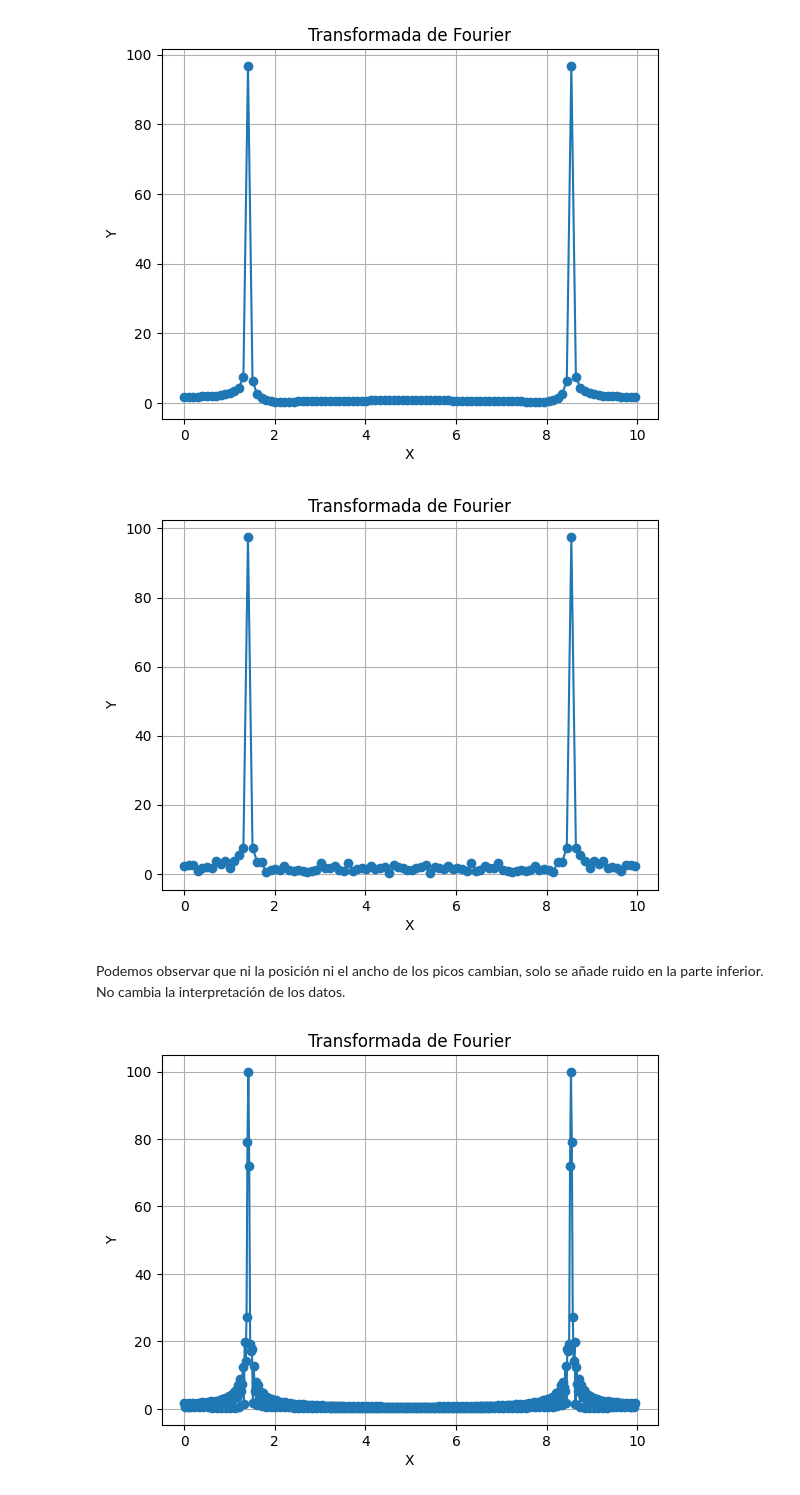
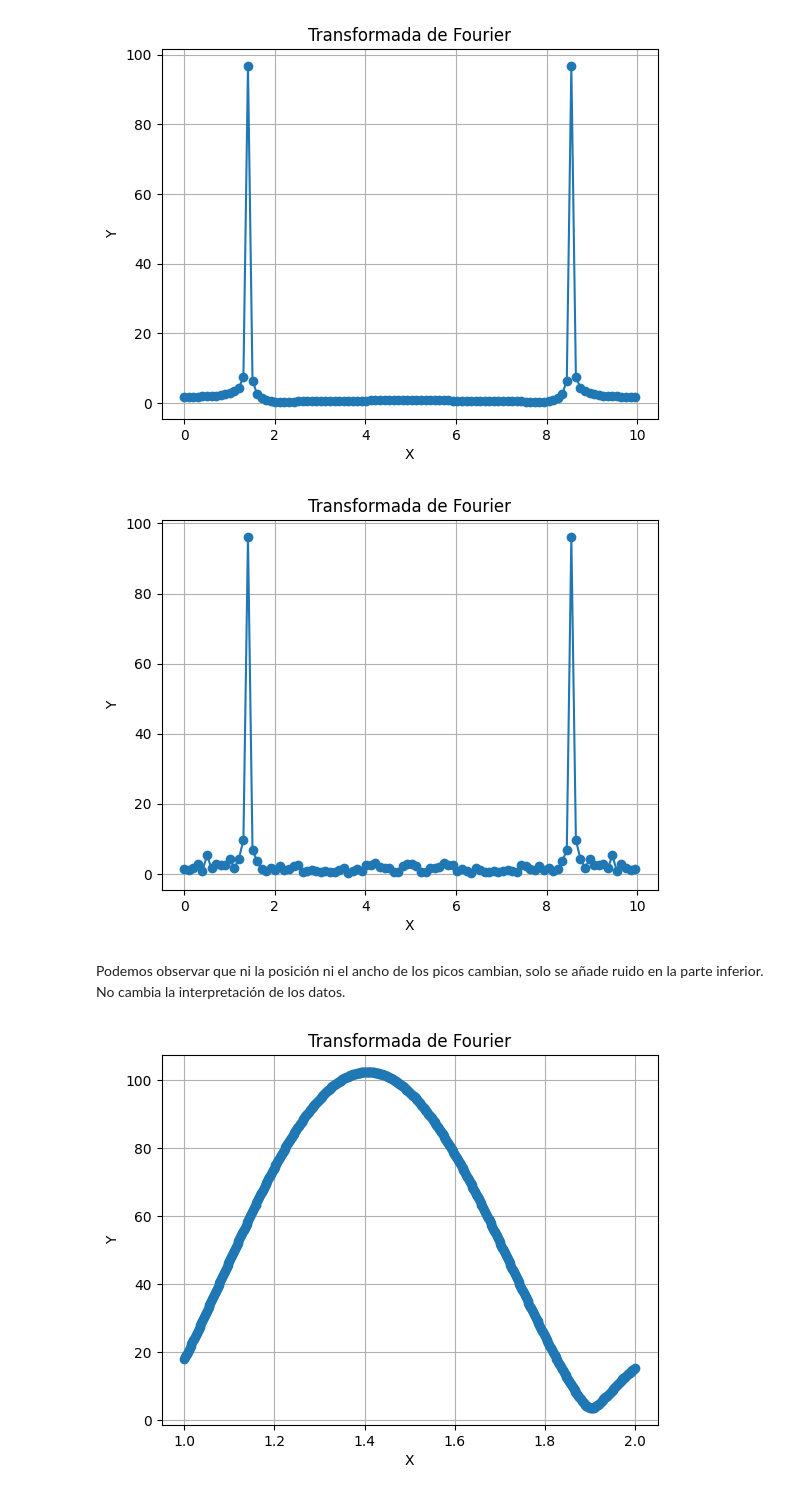
Before and after one commit to SimonOliveros/Entregas_Metodos_Comp_II_Oliveros_LopezDeMesa, a Jupyter notebook: Taller1.ipynb, the cells around one changed output. Saved outputs shown, nothing was run; the diff lists cells and outputs as text; code cells hidden in the pictures.

```diff
--- a/Taller1.ipynb
+++ b/Taller1.ipynb
@@ -19,6 +19,7 @@ NUDFT(ts,ys,0.1)
 np.complex128(10.18289058873271-9.43536532570872j)
 # %%
 #2
+ts=np.linspace(0,20,200)
 y2=np.sin(2*np.pi*np.sqrt(2)*ts)
 
 NUDFT(ts,y2,0.1)
@@ -74,26 +75,27 @@ plt.ylabel('Y')  # Etiqueta del eje Y
 plt.grid(True)  # Mostrar una cuadrícula
 plt.show()  # Mostrar el gráfico
 # %% [output]
-[figure, old version]
+[figure, new version]
 # %% [markdown]
 Podemos observar que ni la posición ni el ancho de los picos cambian, solo se añade ruido en la parte inferior. No cambia la interpretación de los datos.
 # %%
 #3
+ts=np.linspace(0,2,200)
 y2=np.sin(2*np.pi*np.sqrt(2)*ts)
 
 NUDFT(ts,y2,0.1)
 dt=ts[1]-ts[0]
-f=np.linspace(0,1/dt,500)
+f=np.linspace(1,2,500)
 F=np.zeros(500)+0j
 
 for k in range(len(f)):
    F[k]=NUDFT(ts,y2,f[k])
 plt.plot(f, abs(F), marker='o')  # marker='o' agrega puntos en cada valor
 plt.title("Transformada de Fourier")  # Título del gráfico
 plt.xlabel('X')  # Etiqueta del eje X
 plt.ylabel('Y')  # Etiqueta del eje Y
 plt.grid(True)  # Mostrar una cuadrícula
 plt.show()  # Mostrar el gráfico
 # %% [output]
-[figure, old version]
+[figure, new version]
 # %% [markdown]
```
Also changed, not shown: parts of 4 cells of this notebook, 4 other files.
